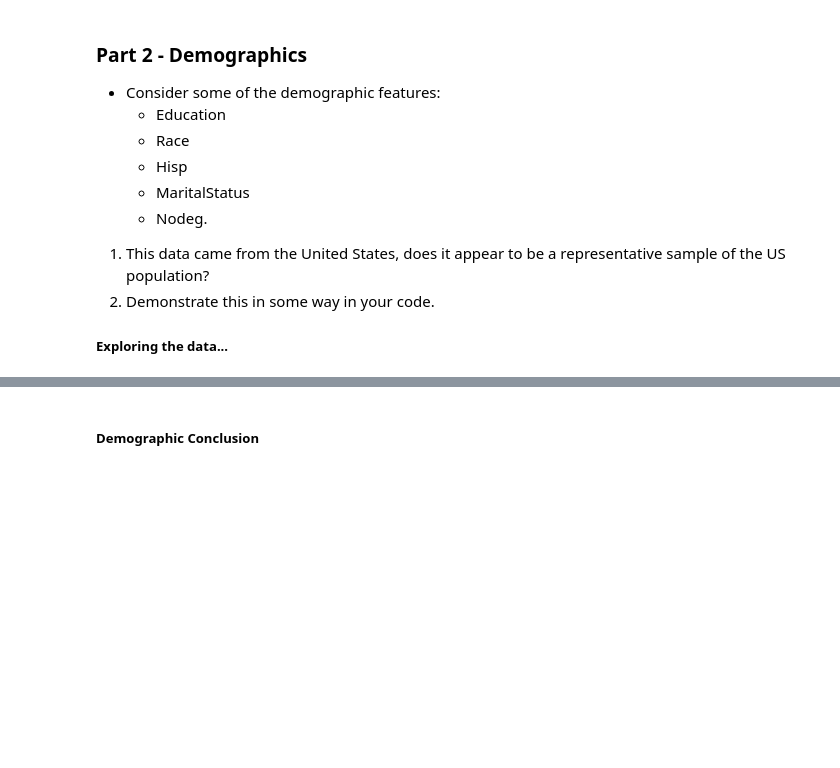
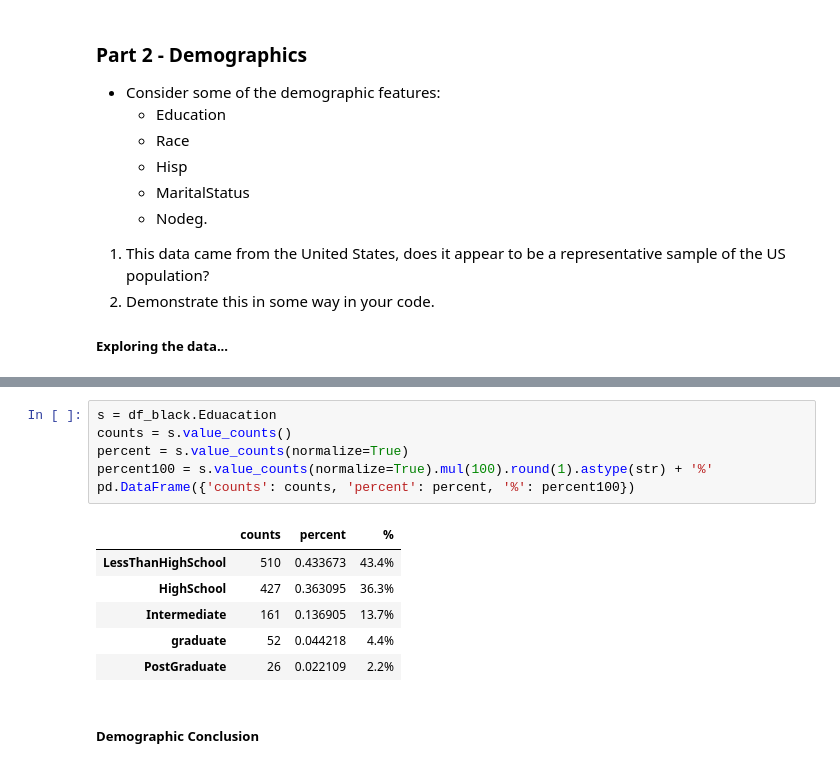
Before and after one commit to fadesere/BSIP_Assignment_1_Students, a Jupyter notebook: stats_asn_1_stud_temp.ipynb, the cells around one changed output, grey strips where cells are left out. Saved outputs shown, nothing was run; the diff lists cells and outputs as text; blank space fills up the shorter version.

```diff
--- a/stats_asn_1_stud_temp.ipynb
+++ b/stats_asn_1_stud_temp.ipynb
@@ -101,3 +217,16 @@ df.describe()
+# %%
+s = df_black.Eduacation
+counts = s.value_counts()
+percent = s.value_counts(normalize=True)
+percent100 = s.value_counts(normalize=True).mul(100).round(1).astype(str) + '%'
+pd.DataFrame({'counts': counts, 'percent': percent, '%': percent100})
+# %% [output]
+|  | counts | percent | % |
+| LessThanHighSchool | 510 | 0.433673 | 43.4% |
+| HighSchool | 427 | 0.363095 | 36.3% |
+| Intermediate | 161 | 0.136905 | 13.7% |
+| graduate | 52 | 0.044218 | 4.4% |
+| PostGraduate | 26 | 0.022109 | 2.2% |
 # %% [markdown]
 ##### Demographic Conclusion
 # %% [markdown]
```
Also changed, not shown: parts of 21 cells of this notebook.
